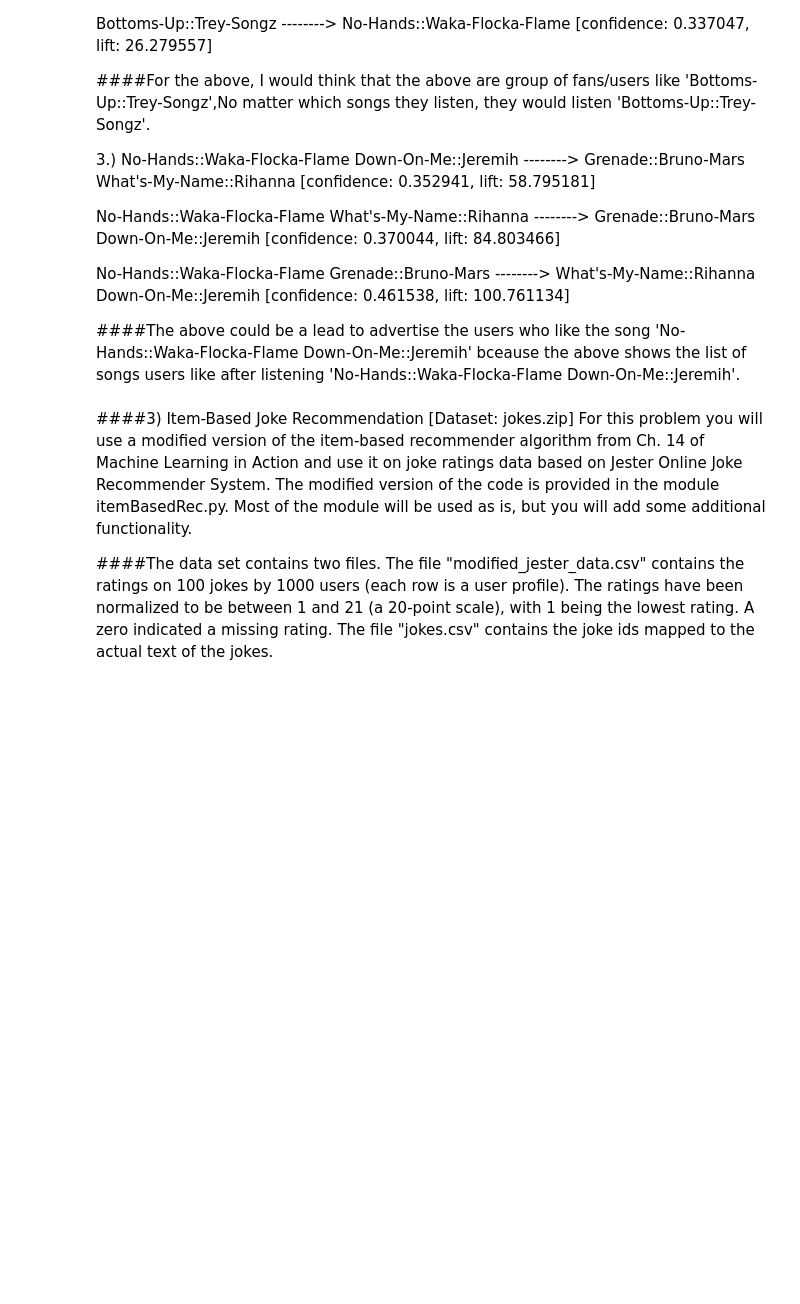
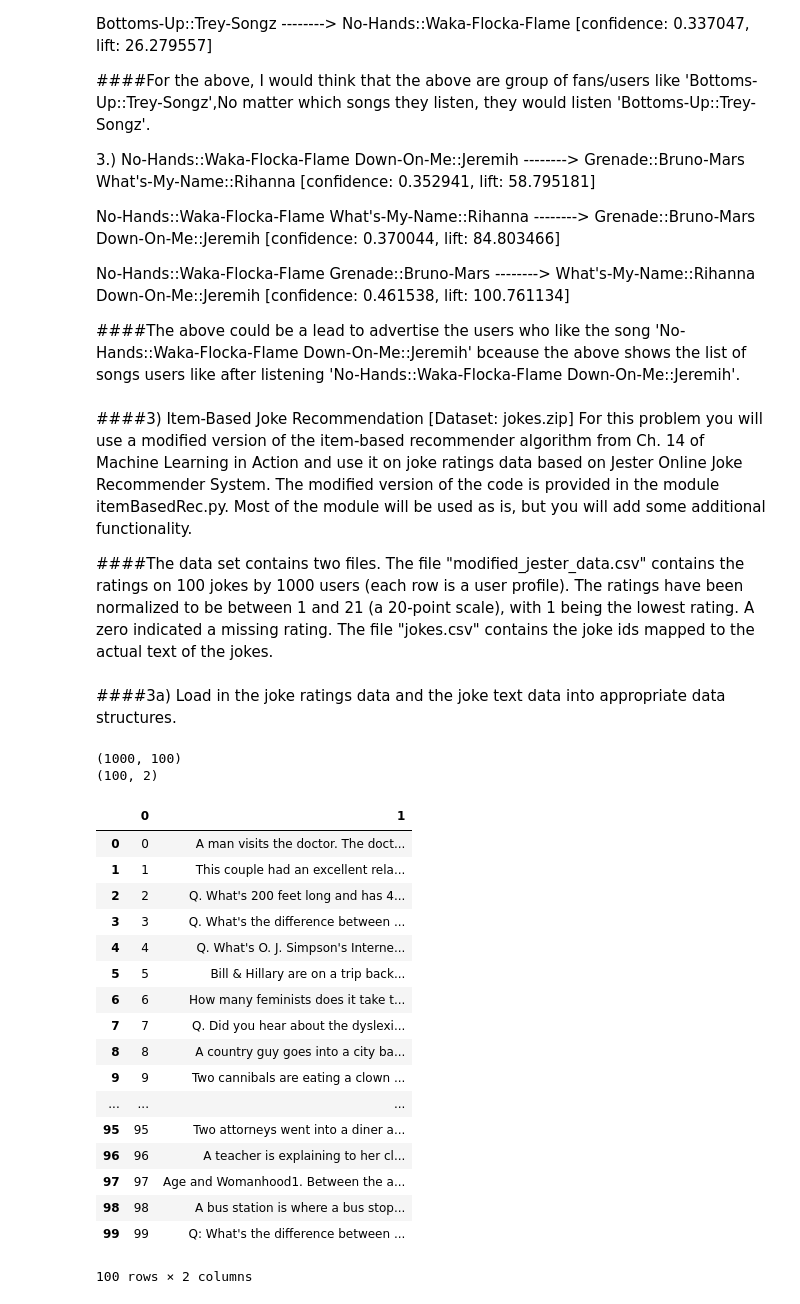
Before and after one commit to kyloop/CSC_478_Programming_Machine_Learning, a Jupyter notebook: Assign4_submit1.ipynb, the cells around one changed output. Saved outputs shown, nothing was run; the diff lists cells and outputs as text; code cells hidden in the pictures; blank space fills up the shorter version.

```diff
--- a/1a,b,c,d,e,2a,b,c,d,3a,.ipynb
+++ b/Assign4_submit1.ipynb
@@ -410,3 +408,5 @@ Down-On-Me::Jeremih' bceause the above shows the list of songs users like after
 For this problem you will use a modified version of the item-based recommender algorithm from Ch. 14 of Machine Learning in Action and use it on joke ratings data based on Jester Online Joke Recommender System. The modified version of the code is provided in the module itemBasedRec.py. Most of the module will be used as is, but you will add some additional functionality.
 
 ####The data set contains two files. The file "modified_jester_data.csv" contains the ratings on 100 jokes by 1000 users (each row is a user profile). The ratings have been normalized to be between 1 and 21 (a 20-point scale), with 1 being the lowest rating. A zero indicated a missing rating. The file "jokes.csv" contains the joke ids mapped to the actual text of the jokes.
+# %% [markdown]
+####3a) Load in the joke ratings data and the joke text data into appropriate data structures.
@@ -412,0 +416,29 @@ For this problem you will use a modified version of the item-based recommender a
+# %%
+jokes=pd.read_csv('./jokes/jokes.csv',header=None)
+jokes_df=pd.read_csv('./jokes/modified_jester_data.csv',header=None)
+print(jokes_df.shape)
+print(jokes.shape)
+# %% [output]
+(1000, 100)
+(100, 2)
+# %%
+jokes
+# %% [output]
+|  | 0 | 1 |
+| 0 | 0 | A man visits the doctor. The doct... |
+| 1 | 1 | This couple had an excellent rela... |
+| 2 | 2 | Q. What's 200 feet long and has 4... |
+| 3 | 3 | Q. What's the difference between ... |
+| 4 | 4 | Q. What's O. J. Simpson's Interne... |
+| 5 | 5 | Bill & Hillary are on a trip back... |
+| 6 | 6 | How many feminists does it take t... |
+| 7 | 7 | Q. Did you hear about the dyslexi... |
+| 8 | 8 | A country guy goes into a city ba... |
+| 9 | 9 | Two cannibals are eating a clown ... |
+| ... | ... | ... |
+| 95 | 95 | Two attorneys went into a diner a... |
+| 96 | 96 | A teacher is explaining to her cl... |
+| 97 | 97 | Age and Womanhood1. Between the a... |
+| 98 | 98 | A bus station is where a bus stop... |
+| 99 | 99 | Q: What's the difference between ... |
+100 rows × 2 columns
```
Also changed, not shown: parts of 18 cells of this notebook, 1 other file.
